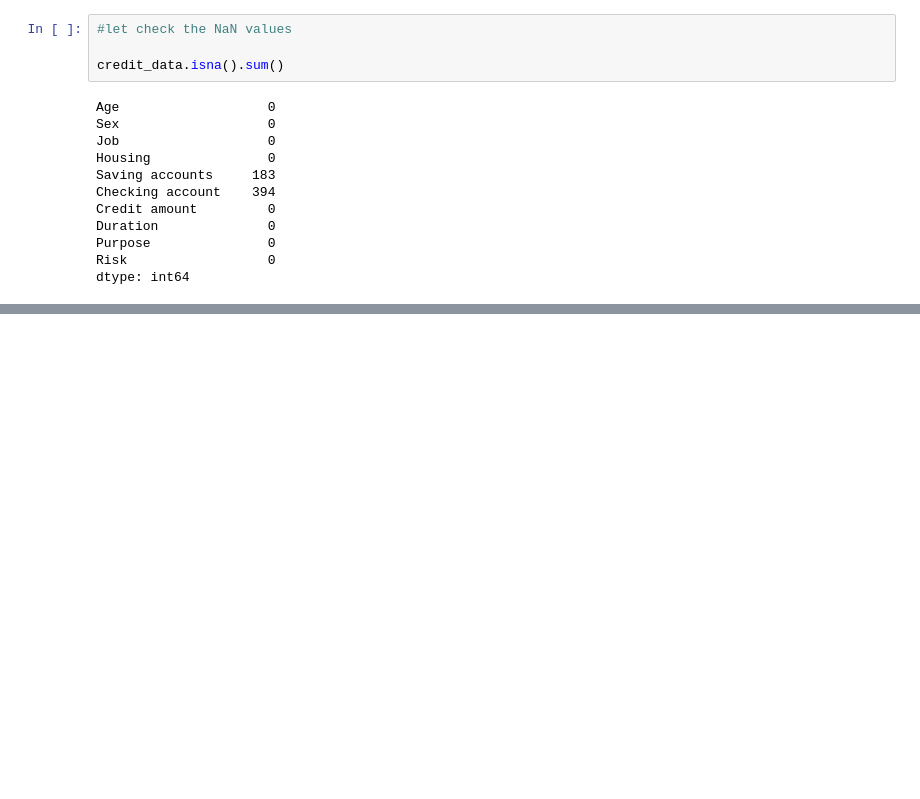
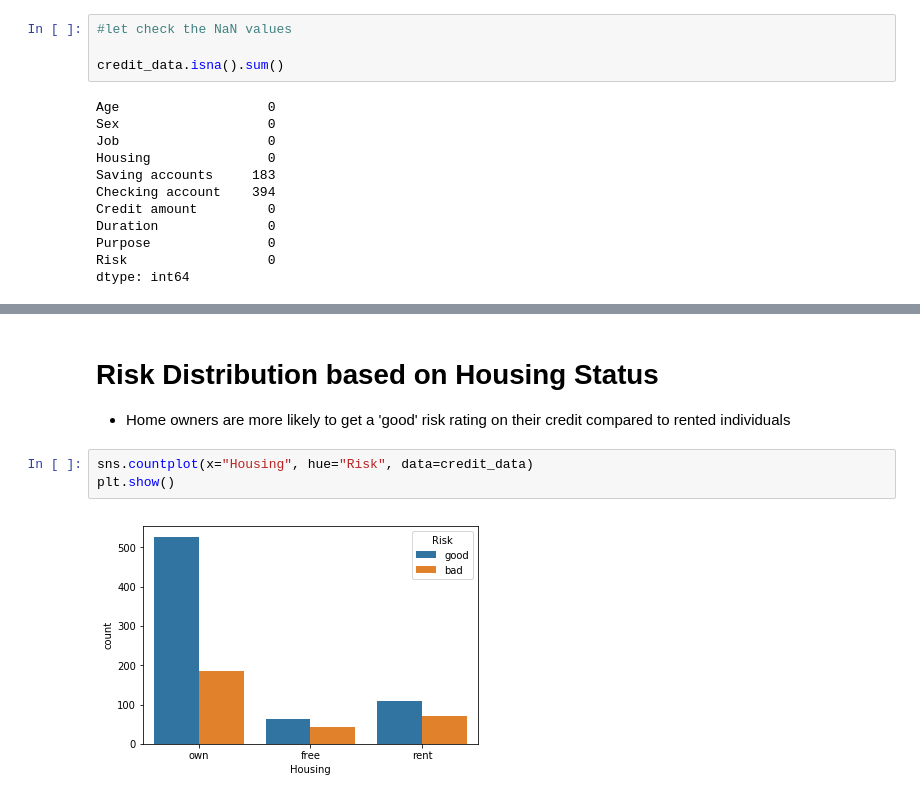
Before and after one commit to rajdmahajan/Credit-risk-modelling, a Jupyter notebook: Credit risk data.ipynb, the cells around one changed output, grey strips where cells are left out. Cells and saved outputs as stored; diff of their text form; blank space fills up the shorter version.

```diff
--- a/Credit risk data.ipynb
+++ b/Credit risk data.ipynb
@@ -88,0 +128,8 @@ dtype: int64
+# %% [markdown]
+# Risk Distribution based on Housing Status
+ * Home owners are more likely to get a 'good' risk rating on their credit compared to rented individuals
+# %%
+sns.countplot(x="Housing", hue="Risk", data=credit_data)
+plt.show()
+# %% [output]
+[figure, added]
```
Also changed, not shown: parts of 20 cells of this notebook.
